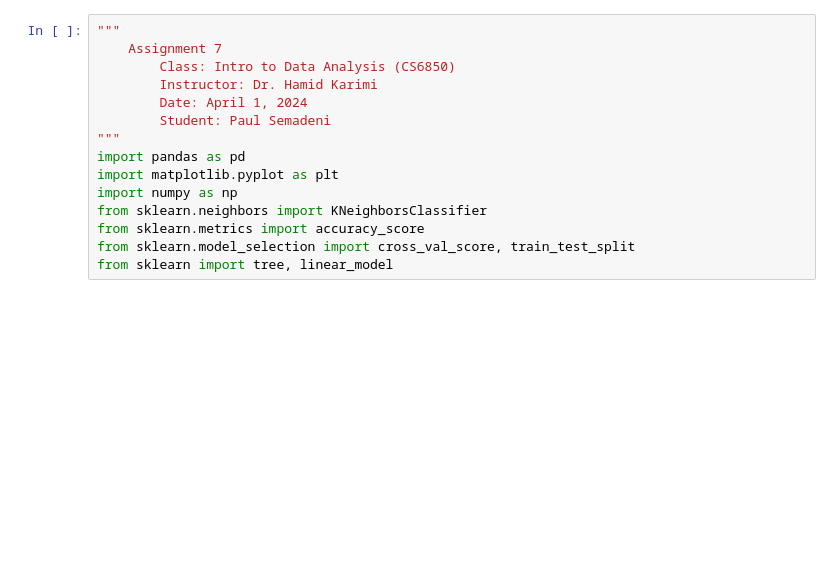
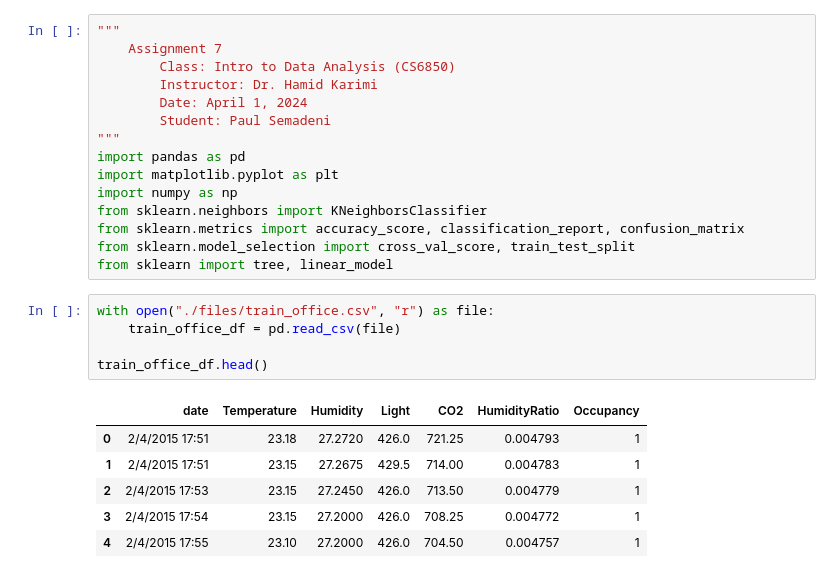
Before and after one commit to paul-semadeni/USU-MCS-Programs, a Jupyter notebook: Spring-2024/Intro-to-Data-Analysis/Assignment-7/main.ipynb, the cells around one changed output. Cells and saved outputs as stored; diff of their text form; blank space fills up the shorter version.

```diff
--- a/Spring-2024/Intro-to-Data-Analysis/Assignment-7/main.ipynb
+++ b/Spring-2024/Intro-to-Data-Analysis/Assignment-7/main.ipynb
@@ -10,8 +10,20 @@ import pandas as pd
 import matplotlib.pyplot as plt
 import numpy as np
 from sklearn.neighbors import KNeighborsClassifier
-from sklearn.metrics import accuracy_score
+from sklearn.metrics import accuracy_score, classification_report, confusion_matrix
 from sklearn.model_selection import cross_val_score, train_test_split
 from sklearn import tree, linear_model
+# %%
+with open("./files/train_office.csv", "r") as file:
+    train_office_df = pd.read_csv(file)
+
+train_office_df.head()
+# %% [output]
+|  | date | Temperature | Humidity | Light | CO2 | HumidityRatio | Occupancy |
+| 0 | 2/4/2015 17:51 | 23.18 | 27.2720 | 426.0 | 721.25 | 0.004793 | 1 |
+| 1 | 2/4/2015 17:51 | 23.15 | 27.2675 | 429.5 | 714.00 | 0.004783 | 1 |
+| 2 | 2/4/2015 17:53 | 23.15 | 27.2450 | 426.0 | 713.50 | 0.004779 | 1 |
+| 3 | 2/4/2015 17:54 | 23.15 | 27.2000 | 426.0 | 708.25 | 0.004772 | 1 |
+| 4 | 2/4/2015 17:55 | 23.10 | 27.2000 | 426.0 | 704.50 | 0.004757 | 1 |
 # %%
 # TODO: (a)	Train the following classifiers (using 5-fold cross-validation) on the train  office.csv file and calculate the average accuracy of the cross-validation for each method given below. Vary the hyperparameters of the classifier and draw a plot that shows the average cross-validation accuracy versus hyperparameter values for each classification method shown below: i.	Decision tree (DT) (maxdepth = 1, 5, 10, 50, 100)
```
Also changed, not shown: parts of 7 cells of this notebook.
